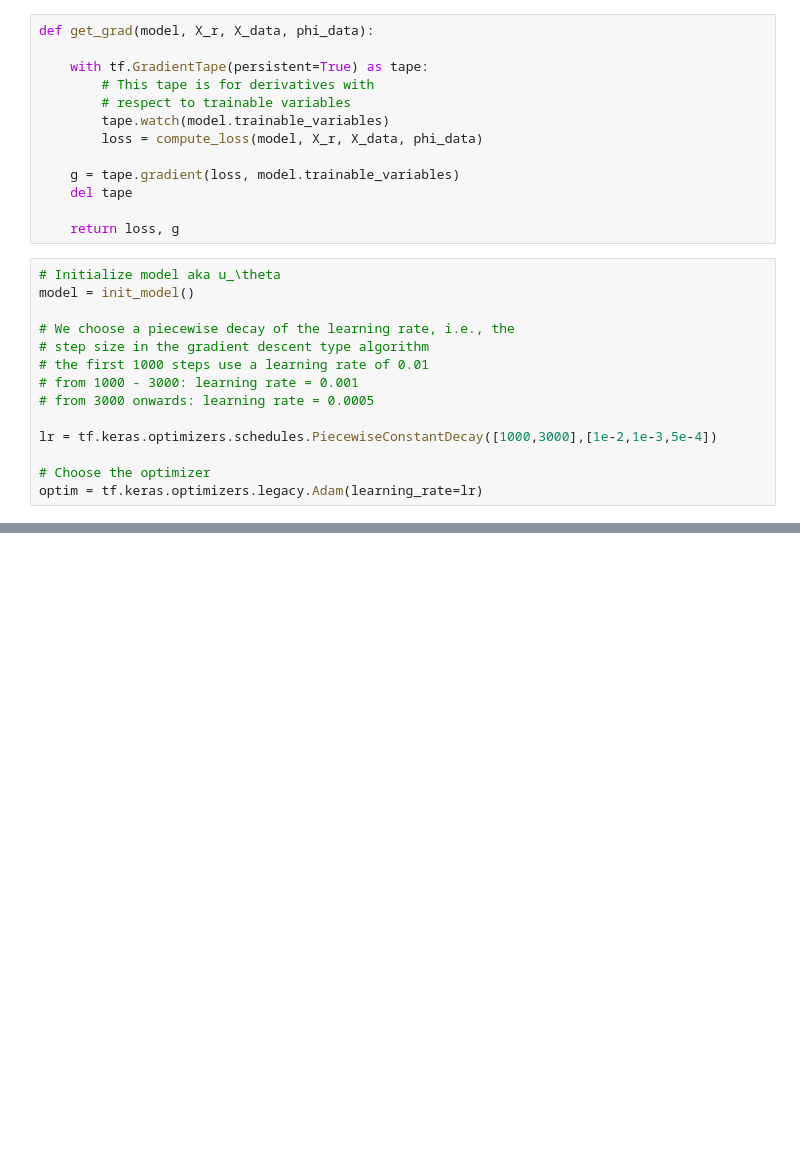
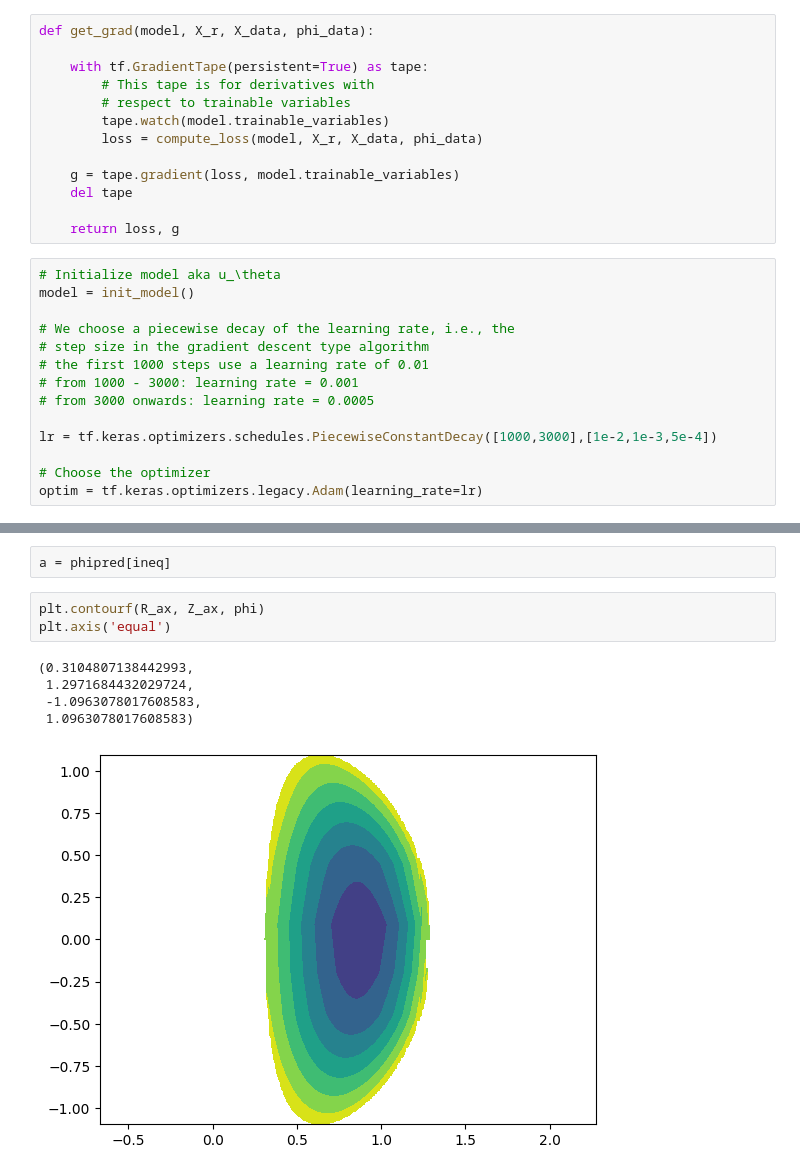
Before and after one commit to harryyudha7/thesis, a Jupyter notebook: PINN_Solver_GSeq.ipynb, the cells around one changed output, grey strips where cells are left out. Cells and saved outputs as stored; diff of their text form; blank space fills up the shorter version.

```diff
--- a/PINN_Solver_GSeq.ipynb
+++ b/PINN_Solver_GSeq.ipynb
@@ -275,0 +316,11 @@ Text(0.5, 0.92, 'Solution of GS equation')
+# %%
+a = phipred[ineq]
+# %%
+plt.contourf(R_ax, Z_ax, phi)
+plt.axis('equal')
+# %% [output]
+(0.3104807138442993,
+ 1.2971684432029724,
+ -1.0963078017608583,
+ 1.0963078017608583)
+[figure, added]
```
Also changed, not shown: parts of 11 cells of this notebook.
